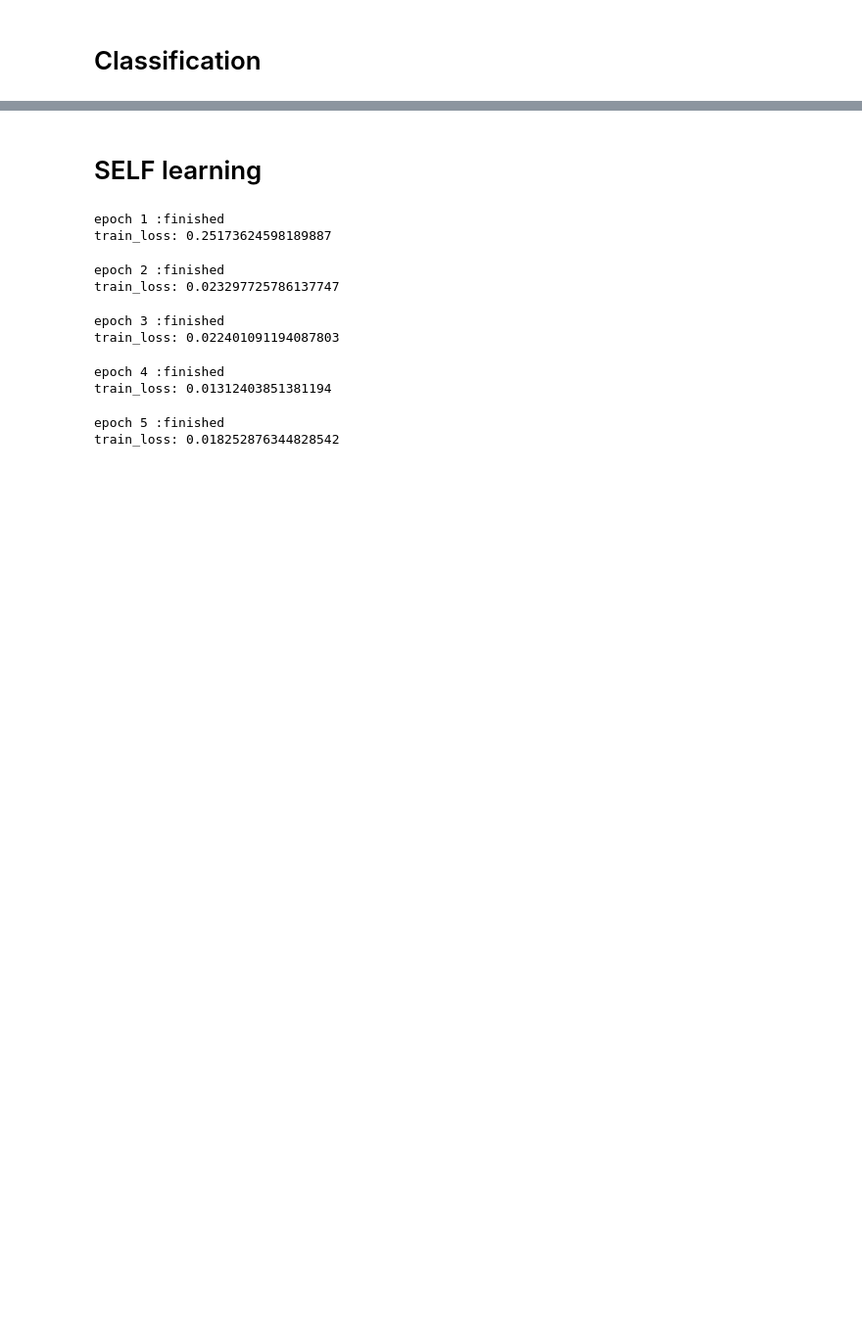
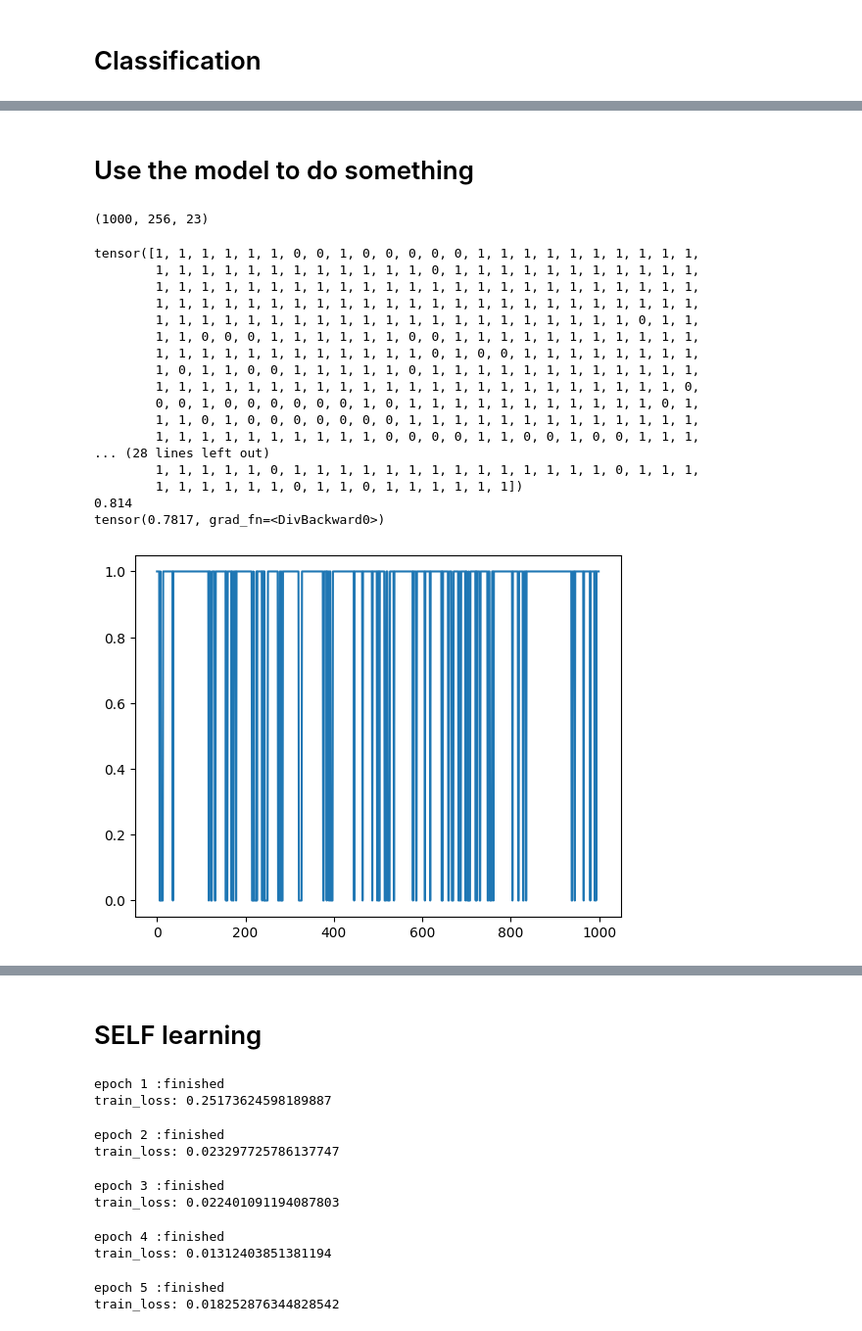
Before and after one commit to GuangxianZhu/CPC_EEG_warning, a Jupyter notebook: CPC_GRU_GRU_Clsf_zhu.ipynb, the cells around one changed output, grey strips where cells are left out. Shown at 98% size. Drawn from its saved outputs; the diff is of its cells as text; code cells hidden in the pictures; blank space fills up the shorter version.

```diff
--- a/CPC_GRU_GRU_Clsf_zhu.ipynb
+++ b/CPC_GRU_GRU_Clsf_zhu.ipynb
@@ -305,3 +347,71 @@ train_loss: 0.20120795840352815
+# %% [markdown]
+# Use the model to do something
+# %%
+import pyedflib
+import numpy as np
+from scipy import signal
+import copy
+file_name = "C:/Users/comparch/Desktop/CondaHome/Python_3_8/cpc data cut/chbmit/chb01/chb01_03.edf"
+# file_name = "eeg44.edf"
+f = pyedflib.EdfReader(file_name)
+n = f.signals_in_file
+signal_labels = f.getSignalLabels()
+sigbufs = np.zeros((n, f.getNSamples()[0]), dtype=np.float32)
+for i in np.arange(n):
+    sigbufs[i, :] = f.readSignal(i)
+
+data = sigbufs[:, 1500:1500+256*1000] # 1000s
+data = rearrange(data, 'c (h t) -> t h c', c=23,h=256,t=1000)
+print(data.shape)
+# %% [output]
+(1000, 256, 23)
+# %%
+DEVICE = torch.device("cpu")
+# data to tensor float
+testdata = torch.from_numpy(data[:,:,0:22]).float()
+
+# go model
+CPC_model = CPC(
+    input_layer=128, # LSTM input
+    hidden_layer=64, # LSTM dim
+    n_layer=3, # LSTM layers
+    num_class=3,
+    time_step= 128, # k, how long future you will predict
+)
+# load model
+CPC_model = torch.load('CPC_model.pth')
+CPC_model.to(DEVICE)
+
+# data to device
+testdata = testdata.to(DEVICE)
+
+# go model
+acc, nce_loss, outputs = CPC_model(testdata)
+_, predicted = torch.max(F.softmax(outputs).data, 1)
+print(predicted)
+
+# visulize predicted as mask in data
+import os
+os.environ['KMP_DUPLICATE_LIB_OK'] = 'True'
+# %% [output]
+tensor([1, 1, 1, 1, 1, 1, 0, 0, 1, 0, 0, 0, 0, 0, 1, 1, 1, 1, 1, 1, 1, 1, 1, 1,
+        1, 1, 1, 1, 1, 1, 1, 1, 1, 1, 1, 1, 0, 1, 1, 1, 1, 1, 1, 1, 1, 1, 1, 1,
+        1, 1, 1, 1, 1, 1, 1, 1, 1, 1, 1, 1, 1, 1, 1, 1, 1, 1, 1, 1, 1, 1, 1, 1,
+        1, 1, 1, 1, 1, 1, 1, 1, 1, 1, 1, 1, 1, 1, 1, 1, 1, 1, 1, 1, 1, 1, 1, 1,
+        1, 1, 1, 1, 1, 1, 1, 1, 1, 1, 1, 1, 1, 1, 1, 1, 1, 1, 1, 1, 1, 0, 1, 1,
+        1, 1, 0, 0, 0, 1, 1, 1, 1, 1, 1, 0, 0, 1, 1, 1, 1, 1, 1, 1, 1, 1, 1, 1,
+        1, 1, 1, 1, 1, 1, 1, 1, 1, 1, 1, 1, 0, 1, 0, 0, 1, 1, 1, 1, 1, 1, 1, 1,
+        1, 0, 1, 1, 0, 0, 1, 1, 1, 1, 1, 0, 1, 1, 1, 1, 1, 1, 1, 1, 1, 1, 1, 1,
+        1, 1, 1, 1, 1, 1, 1, 1, 1, 1, 1, 1, 1, 1, 1, 1, 1, 1, 1, 1, 1, 1, 1, 0,
+        0, 0, 1, 0, 0, 0, 0, 0, 0, 1, 0, 1, 1, 1, 1, 1, 1, 1, 1, 1, 1, 1, 0, 1,
+        1, 1, 0, 1, 0, 0, 0, 0, 0, 0, 0, 1, 1, 1, 1, 1, 1, 1, 1, 1, 1, 1, 1, 1,
+        1, 1, 1, 1, 1, 1, 1, 1, 1, 1, 0, 0, 0, 0, 1, 1, 0, 0, 1, 0, 0, 1, 1, 1,
+... (28 lines left out)
+        1, 1, 1, 1, 1, 0, 1, 1, 1, 1, 1, 1, 1, 1, 1, 1, 1, 1, 1, 1, 0, 1, 1, 1,
+        1, 1, 1, 1, 1, 1, 0, 1, 1, 0, 1, 1, 1, 1, 1, 1])
+0.814
+tensor(0.7817, grad_fn=<DivBackward0>)
+[figure, added]
 # %%
 plt.plot(loss_list[1:])
 # %% [output]
```
Also changed, not shown: parts of 14 cells of this notebook.
